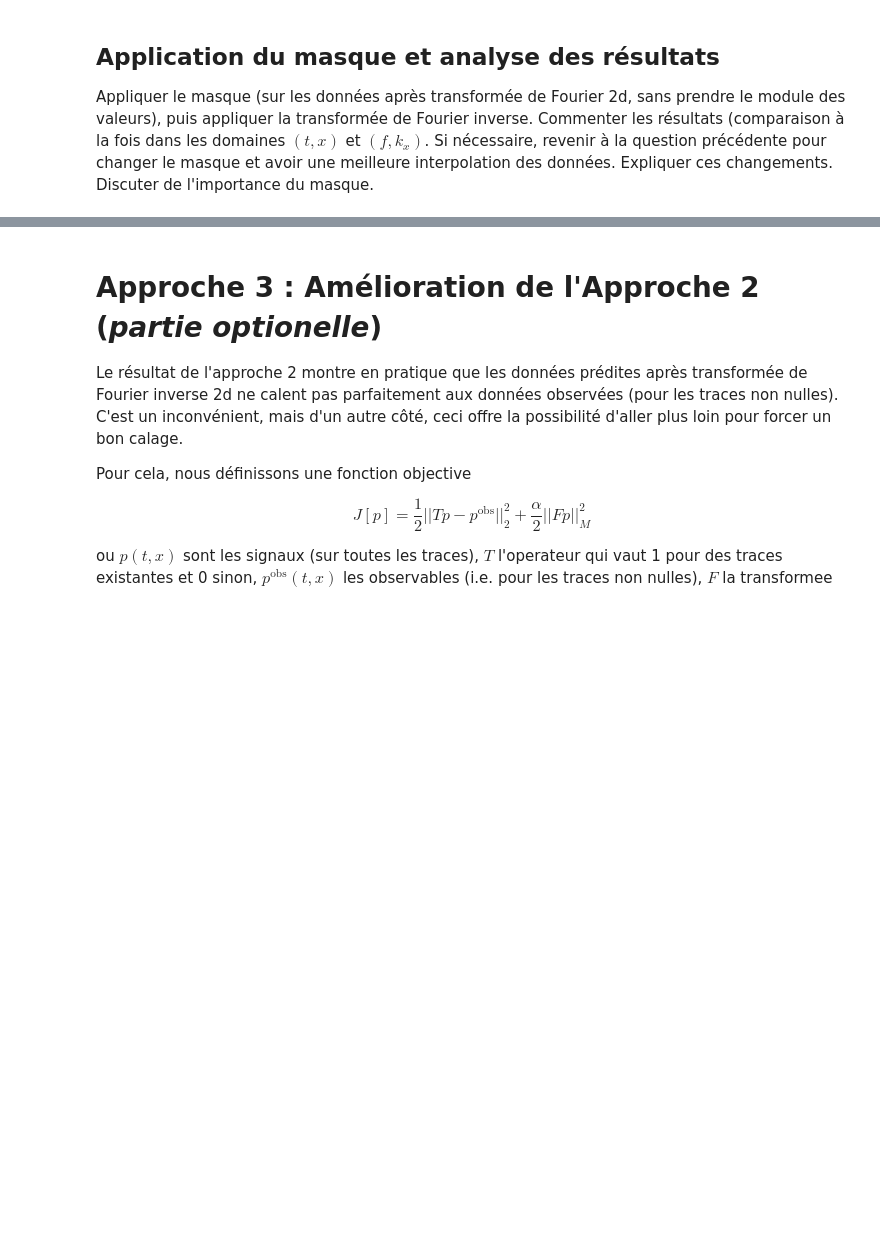
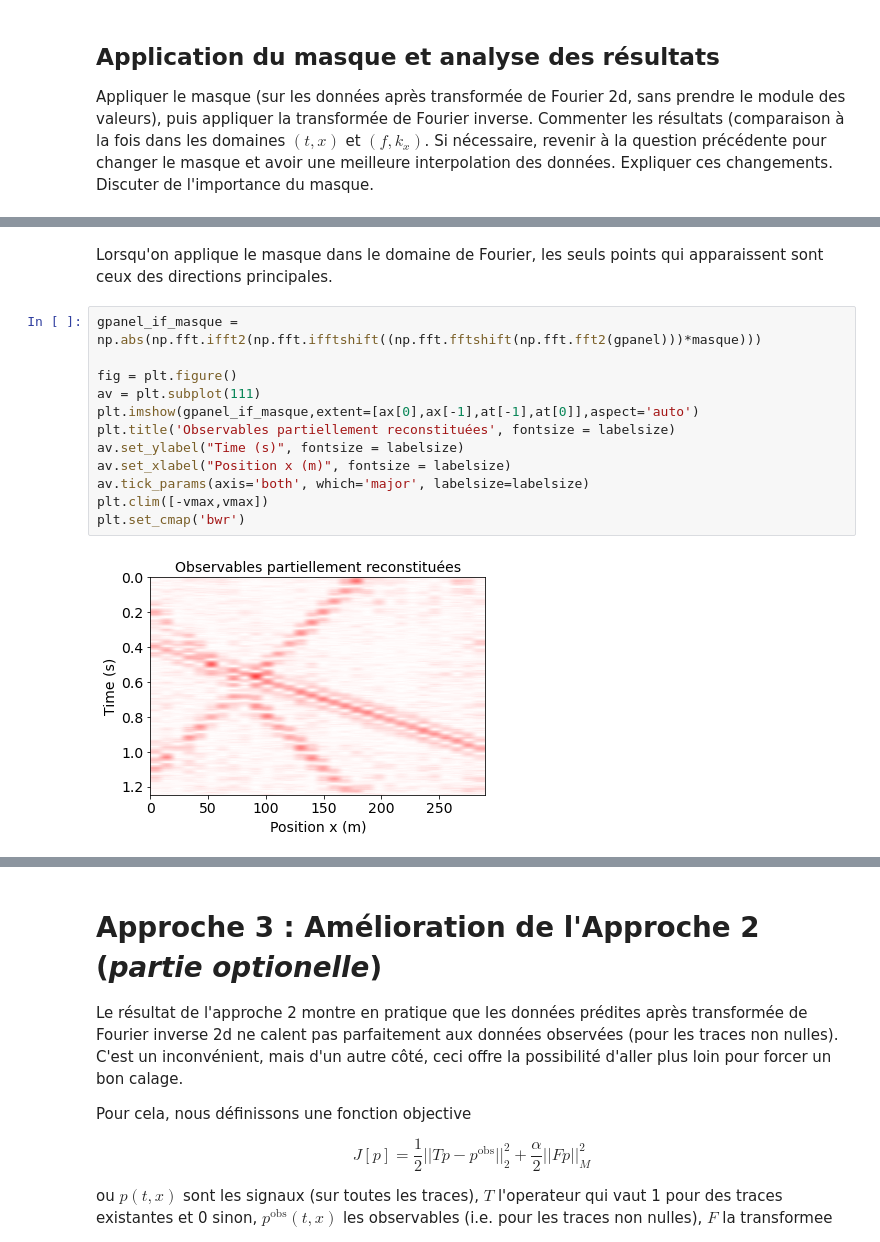
Before and after one commit to gabrielleberrada/projet_traitement_signal, a Jupyter notebook: mini_projet_interpolation/mini_projet_groupe3.ipynb, the cells around one changed output, grey strips where cells are left out. Cells and saved outputs as stored; diff of their text form; blank space fills up the shorter version.

```diff
--- a/mini_projet_interpolation/mini_projet_groupe3.ipynb
+++ b/mini_projet_interpolation/mini_projet_groupe3.ipynb
@@ -473,0 +576,16 @@ Appliquer le masque (sur les données après transformée de Fourier 2d, sans pr
+# %% [markdown]
+Lorsqu'on applique le masque dans le domaine de Fourier, les seuls points qui apparaissent sont ceux des directions principales.
+# %%
+gpanel_if_masque = np.abs(np.fft.ifft2(np.fft.ifftshift((np.fft.fftshift(np.fft.fft2(gpanel)))*masque)))
+
+fig = plt.figure()
+av = plt.subplot(111)
+plt.imshow(gpanel_if_masque,extent=[ax[0],ax[-1],at[-1],at[0]],aspect='auto')
+plt.title('Observables partiellement reconstituées', fontsize = labelsize)
+av.set_ylabel("Time (s)", fontsize = labelsize)
+av.set_xlabel("Position x (m)", fontsize = labelsize)
+av.tick_params(axis='both', which='major', labelsize=labelsize)
+plt.clim([-vmax,vmax])
+plt.set_cmap('bwr')
+# %% [output]
+[figure, added]
```
Also changed, not shown: parts of 9 cells of this notebook.
